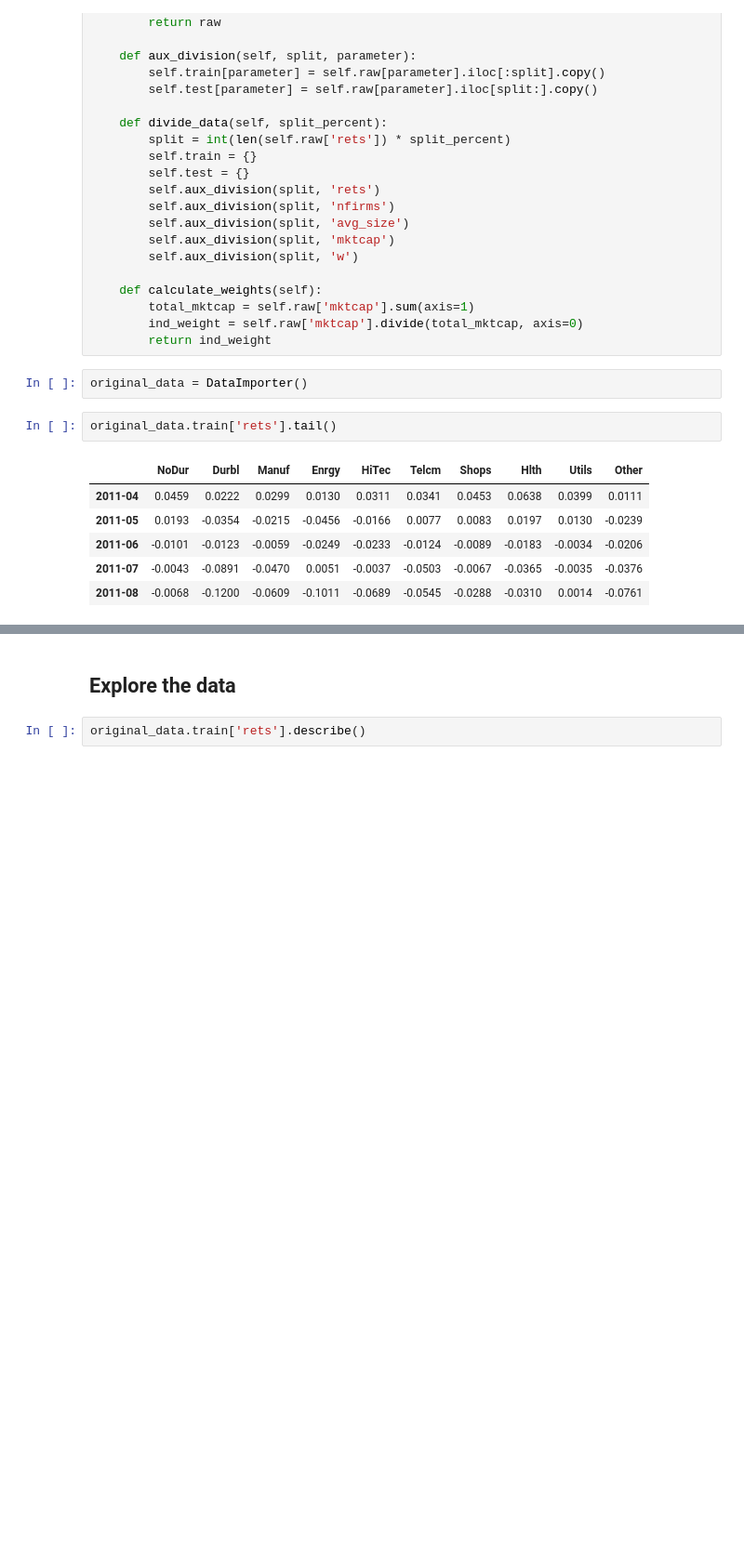
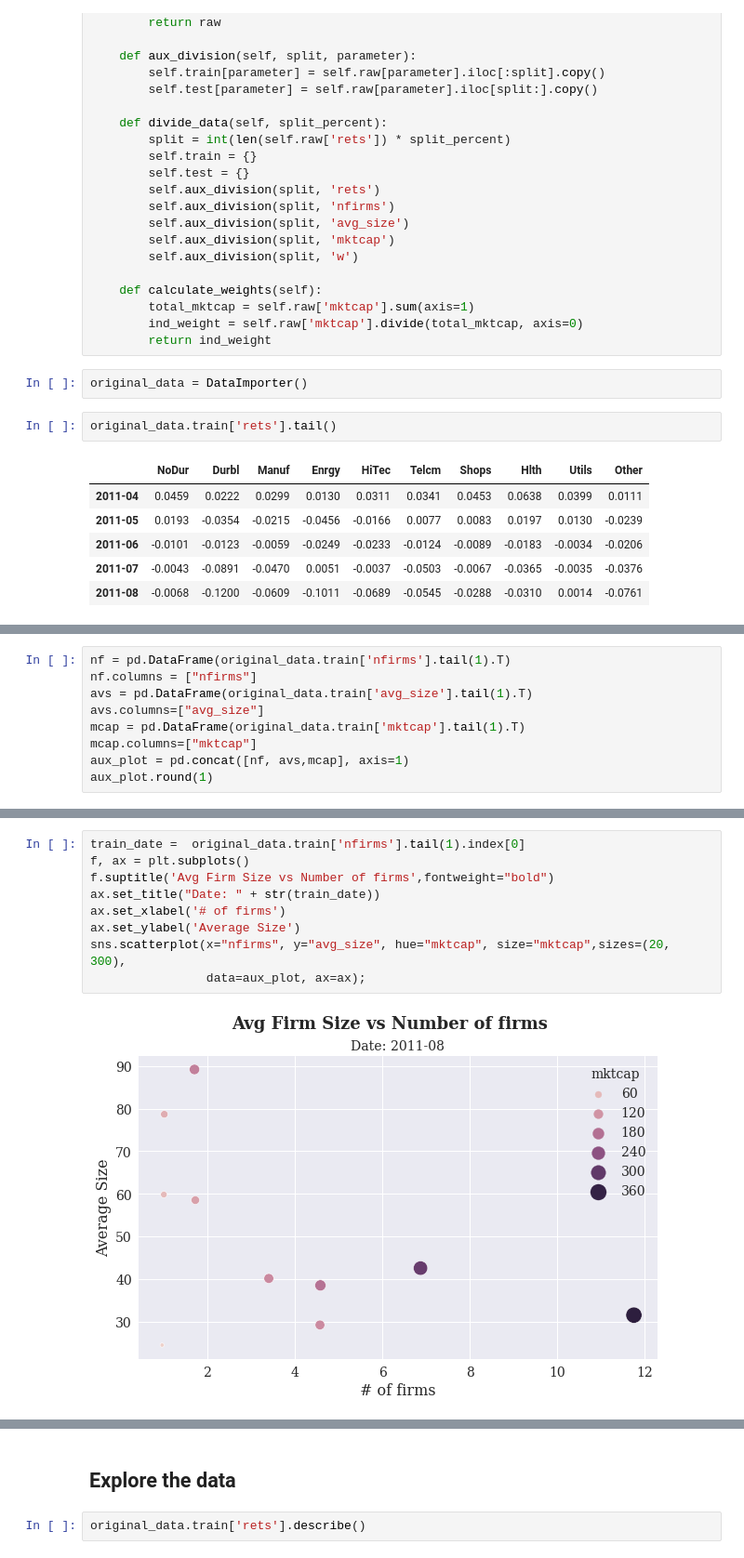
Before and after one commit to mateomarks/Black-Litterman, a Jupyter notebook: Base.ipynb, the cells around one changed output, grey strips where cells are left out. Shown: that part at 93% size. Saved outputs shown, nothing was run; the diff lists cells and outputs as text; blank space fills up the shorter version.

```diff
--- a/Base.ipynb
+++ b/Base.ipynb
@@ -115,0 +97,9 @@ ax = sns.barplot( data=original_data.train['mktcap'].tail(1))
+# %%
+nf = pd.DataFrame(original_data.train['nfirms'].tail(1).T)
+nf.columns = ["nfirms"]
+avs = pd.DataFrame(original_data.train['avg_size'].tail(1).T)
+avs.columns=["avg_size"]
+mcap = pd.DataFrame(original_data.train['mktcap'].tail(1).T)
+mcap.columns=["mktcap"]
+aux_plot = pd.concat([nf, avs,mcap], axis=1)
+aux_plot.round(1)
@@ -115,0 +118,11 @@ ax = sns.barplot( data=original_data.train['mktcap'].tail(1))
+# %%
+train_date =  original_data.train['nfirms'].tail(1).index[0]
+f, ax = plt.subplots()
+f.suptitle('Avg Firm Size vs Number of firms',fontweight="bold")
+ax.set_title("Date: " + str(train_date))
+ax.set_xlabel('# of firms')
+ax.set_ylabel('Average Size')
+sns.scatterplot(x="nfirms", y="avg_size", hue="mktcap", size="mktcap",sizes=(20, 300),
+                data=aux_plot, ax=ax);
+# %% [output]
+[figure, added]
```
Also changed, not shown: parts of 7 cells of this notebook.
